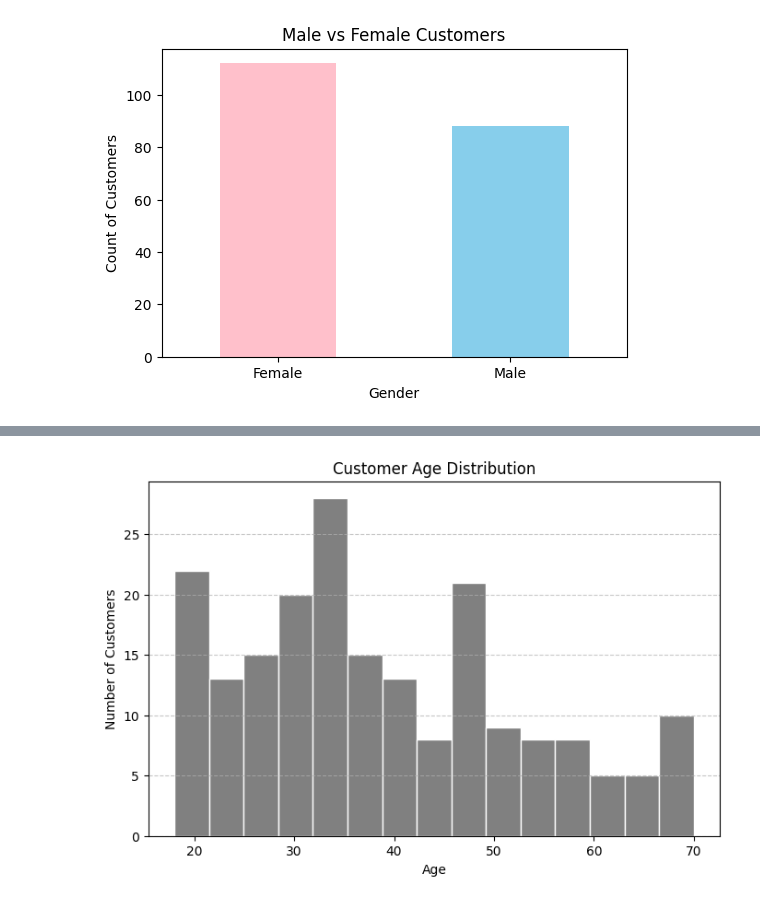
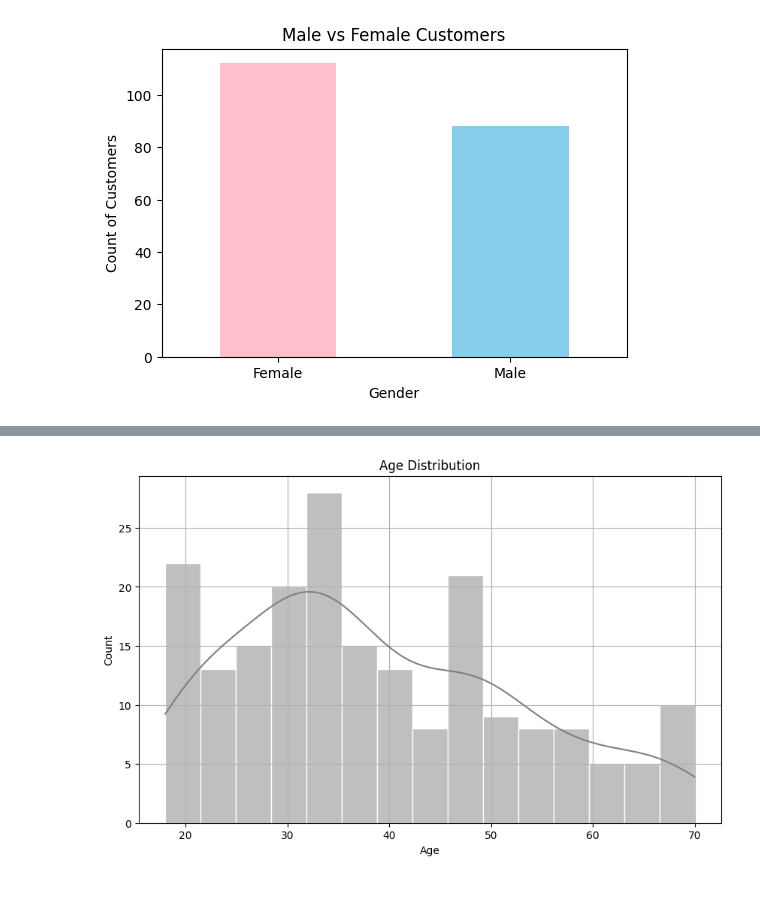
Before and after one commit to Shresthhan/AMNIL-Intern-, a Jupyter notebook: Task_5/mall_customer_segmentation.ipynb, the cells around one changed output, grey strips where cells are left out. Saved outputs shown, nothing was run; the diff lists cells and outputs as text; code cells hidden in the pictures.

```diff
--- a/Task_5/mall_customer_segmentation.ipynb
+++ b/Task_5/mall_customer_segmentation.ipynb
@@ -87,10 +121,10 @@ plt.show()
 # %%
-plt.figure(figsize=(8,5))
-plt.hist(df['Age'], bins=15, color='grey', edgecolor='white')
-plt.title('Customer Age Distribution')
+plt.figure(figsize=(10,6))
+sns.histplot(df['Age'], bins=15, kde=True, color='grey', edgecolor='white')
+plt.title('Age Distribution')
 plt.xlabel('Age')
-plt.ylabel('Number of Customers')
-plt.grid(axis='y', linestyle='--', alpha=0.7)
+plt.ylabel('Count')
+plt.grid(True)
 plt.show()
 # %% [output]
-[figure, old version]
+[figure, new version]
```
Also changed, not shown: parts of 47 cells of this notebook.
